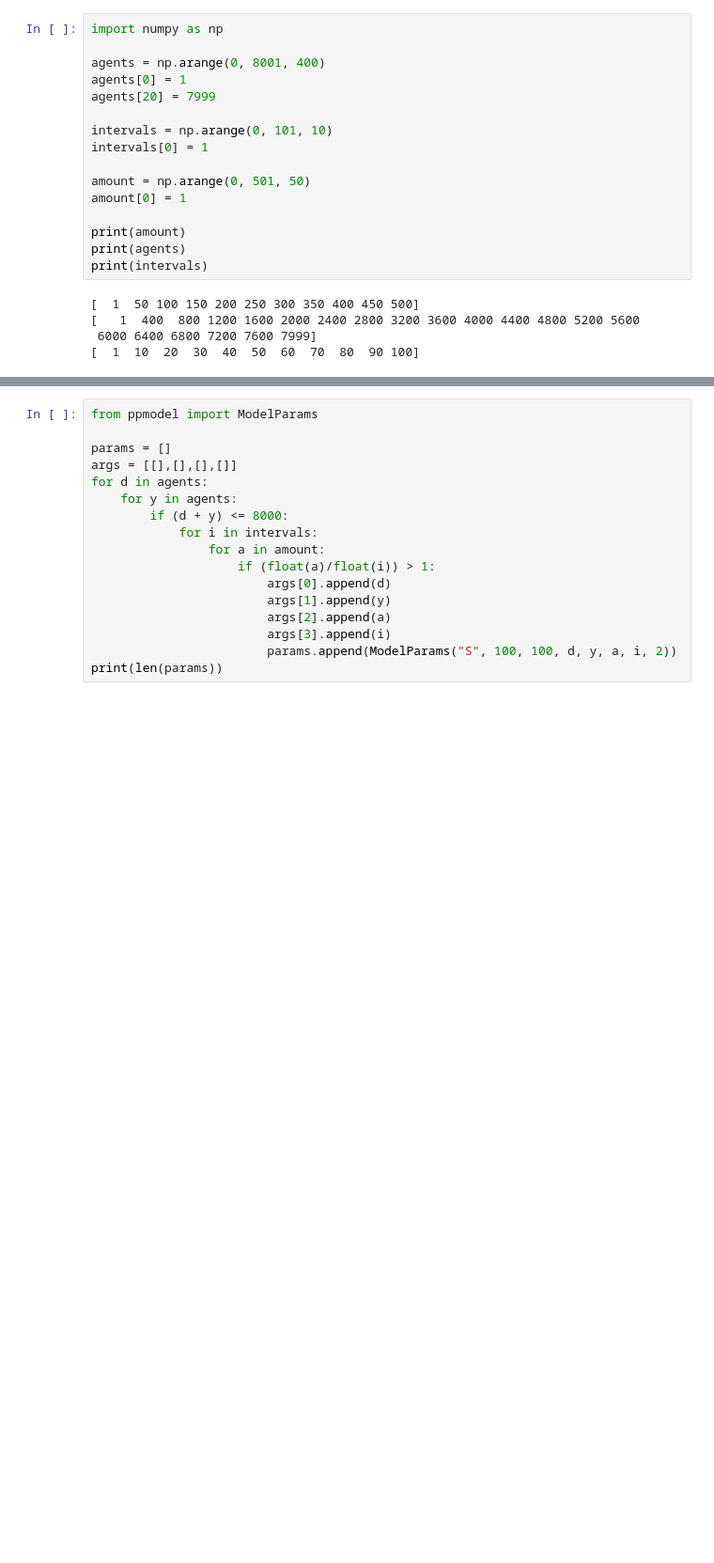
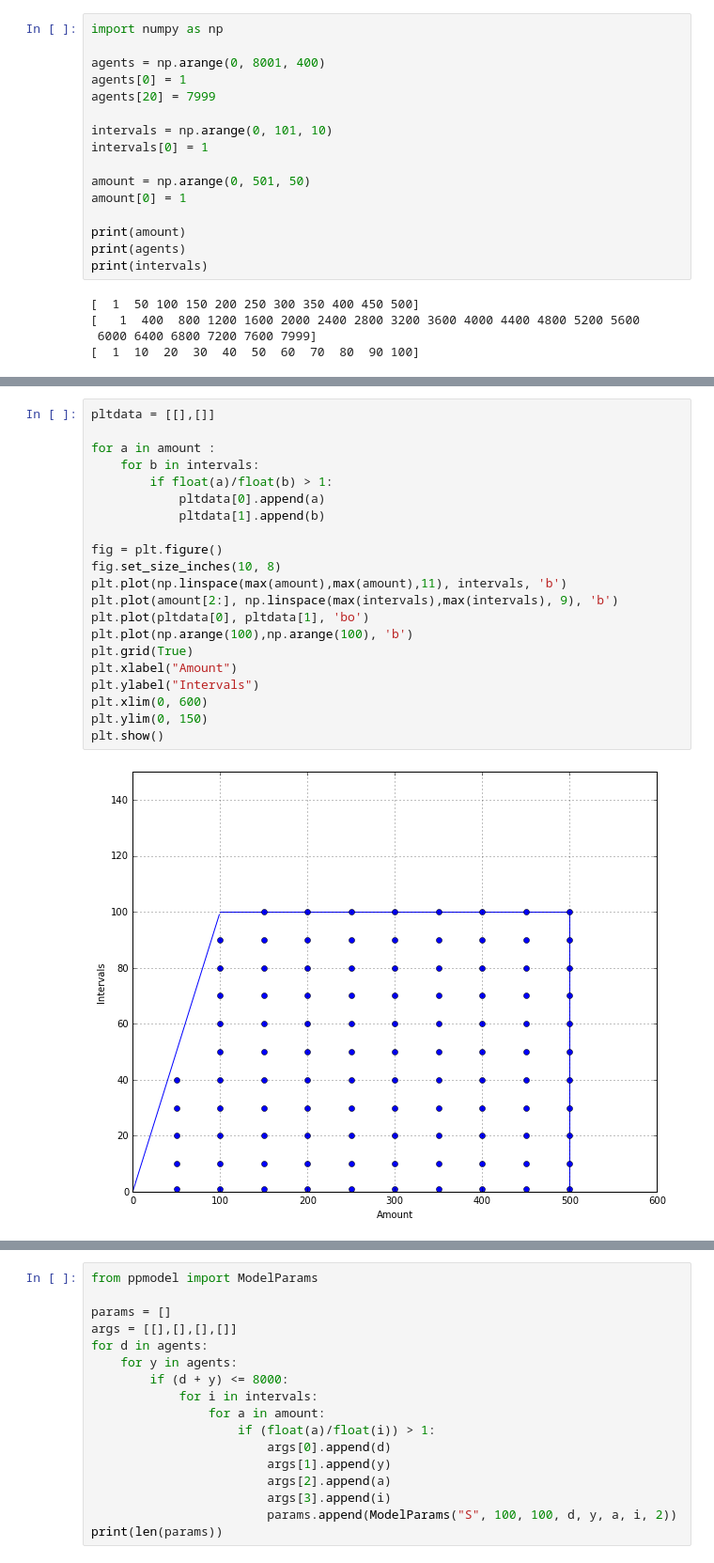
Before and after one commit to Zhuikov/predator-prey, a Jupyter notebook: notebooks/Experiment3.ipynb, the cells around one changed output, grey strips where cells are left out. Shown at 94% size. Cells and saved outputs as stored; diff of their text form; blank space fills up the shorter version.

```diff
--- a/notebooks/Experiment3.ipynb
+++ b/notebooks/Experiment3.ipynb
@@ -21,0 +55,23 @@ print(intervals)
+# %%
+pltdata = [[],[]]
+
+for a in amount :
+    for b in intervals:
+        if float(a)/float(b) > 1:
+            pltdata[0].append(a)
+            pltdata[1].append(b)
+
+fig = plt.figure()
+fig.set_size_inches(10, 8)
+plt.plot(np.linspace(max(amount),max(amount),11), intervals, 'b')
+plt.plot(amount[2:], np.linspace(max(intervals),max(intervals), 9), 'b')
+plt.plot(pltdata[0], pltdata[1], 'bo')
+plt.plot(np.arange(100),np.arange(100), 'b')
+plt.grid(True)
+plt.xlabel("Amount")
+plt.ylabel("Intervals")
+plt.xlim(0, 600)
+plt.ylim(0, 150)
+plt.show()
+# %% [output]
+[figure, added]
```
Also changed, not shown: parts of 24 cells of this notebook, 4 other files.
